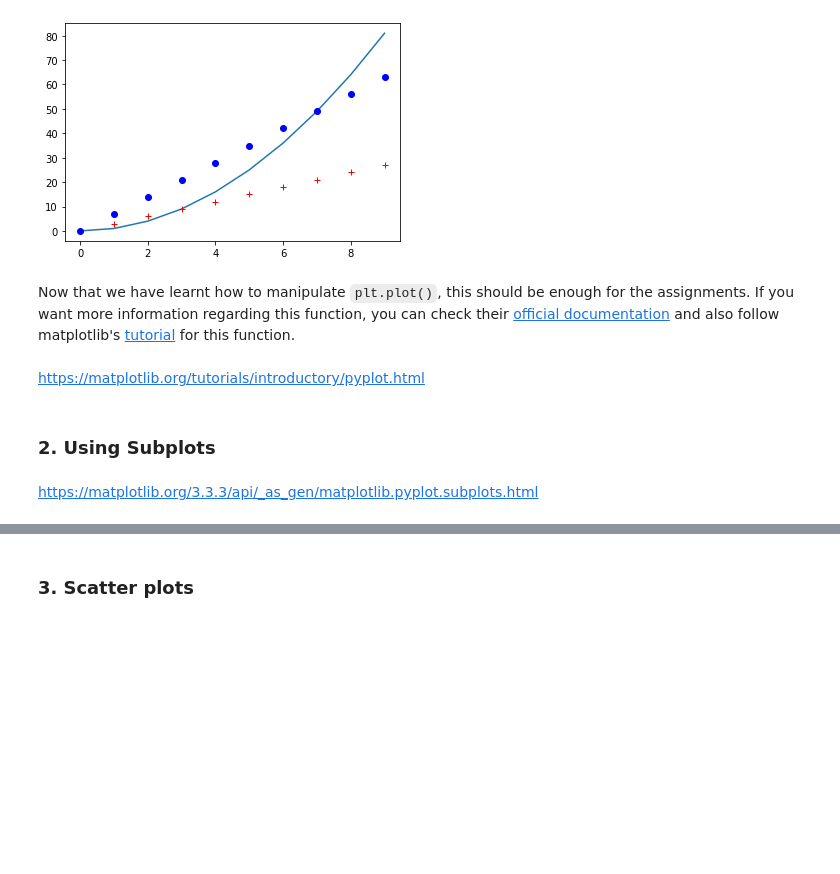
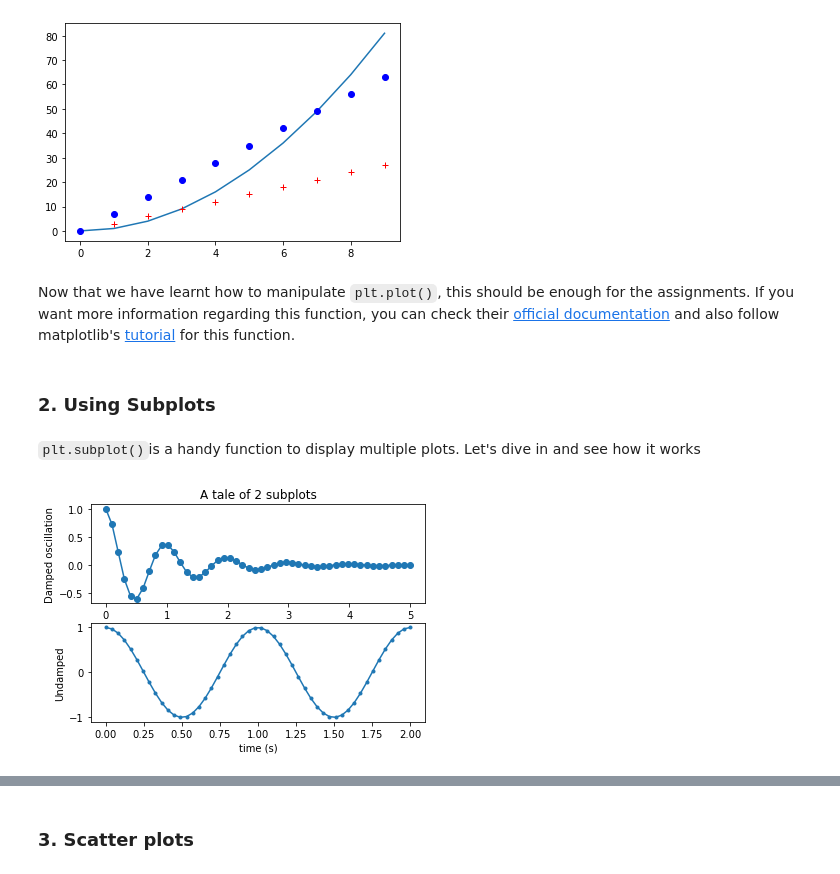
Before and after one commit to ytu-cvlab/mce-51069, a Jupyter notebook: _notebooks/2020-12-16-week1-day3.ipynb, the cells around one changed output, grey strips where cells are left out. Cells and saved outputs as stored; diff of their text form; code cells hidden in the pictures; blank space fills up the shorter version.

Commit message:
Update plots

```diff
--- a/_notebooks/2020-12-16-week1-day3.ipynb
+++ b/_notebooks/2020-12-16-week1-day3.ipynb
@@ -206,10 +206,28 @@ plt.plot(x,x**2,x,3*x,'r+',x,7*x,'bo')
  <matplotlib.lines.Line2D at 0x...>]
 [figure]
 # %% [markdown]
-Now that we have learnt how to manipulate `plt.plot()`, this should be enough for the assignments. If you want more information regarding this function, you can check their [official documentation](https://matplotlib.org/3.3.3/api/_as_gen/matplotlib.pyplot.plot.html) and also follow matplotlib's [tutorial]() for this function.
+Now that we have learnt how to manipulate `plt.plot()`, this should be enough for the assignments. If you want more information regarding this function, you can check their [official documentation](https://matplotlib.org/3.3.3/api/_as_gen/matplotlib.pyplot.plot.html) and also follow matplotlib's [tutorial](https://matplotlib.org/tutorials/introductory/pyplot.html) for this function.
-# %% [markdown]
-https://matplotlib.org/tutorials/introductory/pyplot.html
 # %% [markdown]
 ### 2. Using Subplots
-# %% [markdown]
-https://matplotlib.org/3.3.3/api/_as_gen/matplotlib.pyplot.subplots.html
+# %% [markdown]
+`plt.subplot()`is a handy function to display multiple plots. Let's dive in and see how it works
+# %%
+x1 = np.linspace(0.0, 5.0)
+x2 = np.linspace(0.0, 2.0)
+
+y1 = np.cos(2 * np.pi * x1) * np.exp(-x1)
+y2 = np.cos(2 * np.pi * x2)
+
+plt.subplot(2, 1, 1)
+plt.plot(x1, y1, 'o-')
+plt.title('A tale of 2 subplots')
+plt.ylabel('Damped oscillation')
+
+plt.subplot(2, 1, 2)
+plt.plot(x2, y2, '.-')
+plt.xlabel('time (s)')
+plt.ylabel('Undamped')
+
+plt.show()
+# %% [output]
+[figure, added]
```
Also changed, not shown: parts of 3 cells of this notebook.
